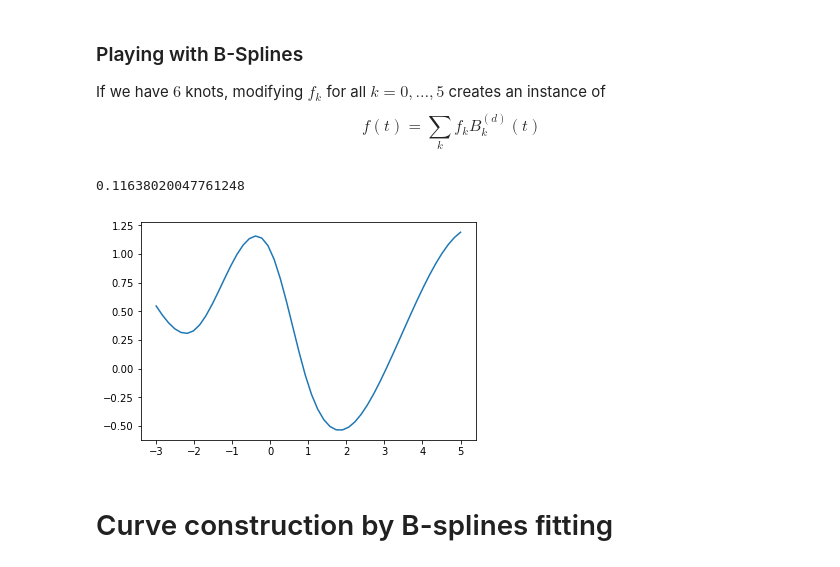
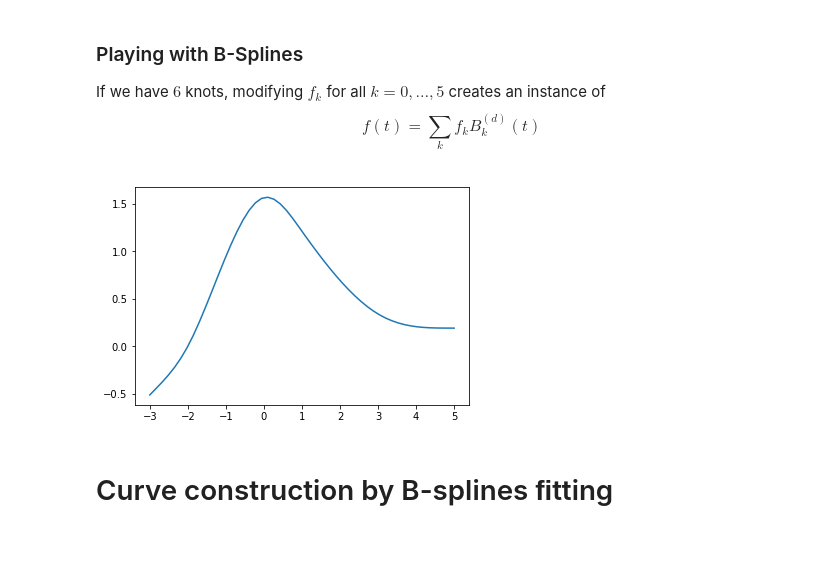
Before and after one commit to gerdm/TGMAFFIRO, a Jupyter notebook: curves/B-Spline.ipynb, the cells around one changed output. Drawn from its saved outputs; the diff is of its cells as text; code cells hidden in the pictures.

Commit message:
edit notebook and module on bsplines

```diff
--- a/curves/B-Spline.ipynb
+++ b/curves/B-Spline.ipynb
@@ -107,22 +104,18 @@ def plot_bspline(**kwargs):
     Y = BSpline_Eval(X, *args)
     plt.plot(X, Y)
     plt.show()
-# %%
-np.exp(-BSpline_integrate(1, np.ones(6)))
-# %% [output]
-0.11638020047761248
 # %%
 interact(plot_bspline,
          a0 = FloatSlider(value=1, min=-1, max=2, step=0.1),
          a1 = FloatSlider(value=1, min=-1, max=2, step=0.1),
          a2 = FloatSlider(value=1, min=-1, max=2, step=0.1),
          a3 = FloatSlider(value=1, min=-1, max=2, step=0.1),
          a4 = FloatSlider(value=1, min=-1, max=2, step=0.1),
          a5 = FloatSlider(value=1, min=-1, max=2, step=0.1),
-         a6 = 1,
-         a7 = 1)
+         a6 = FloatSlider(value=1, min=-1, max=2, step=0.1),
+         a7 = FloatSlider(value=1, min=-1, max=2, step=0.1))
 # %% [output]
-[figure, old version]
+[figure, new version]
 # %% [markdown]
 # Curve construction by B-splines ﬁtting
 # %% [markdown]
```
Also changed, not shown: parts of 6 cells of this notebook, 1 other file.
